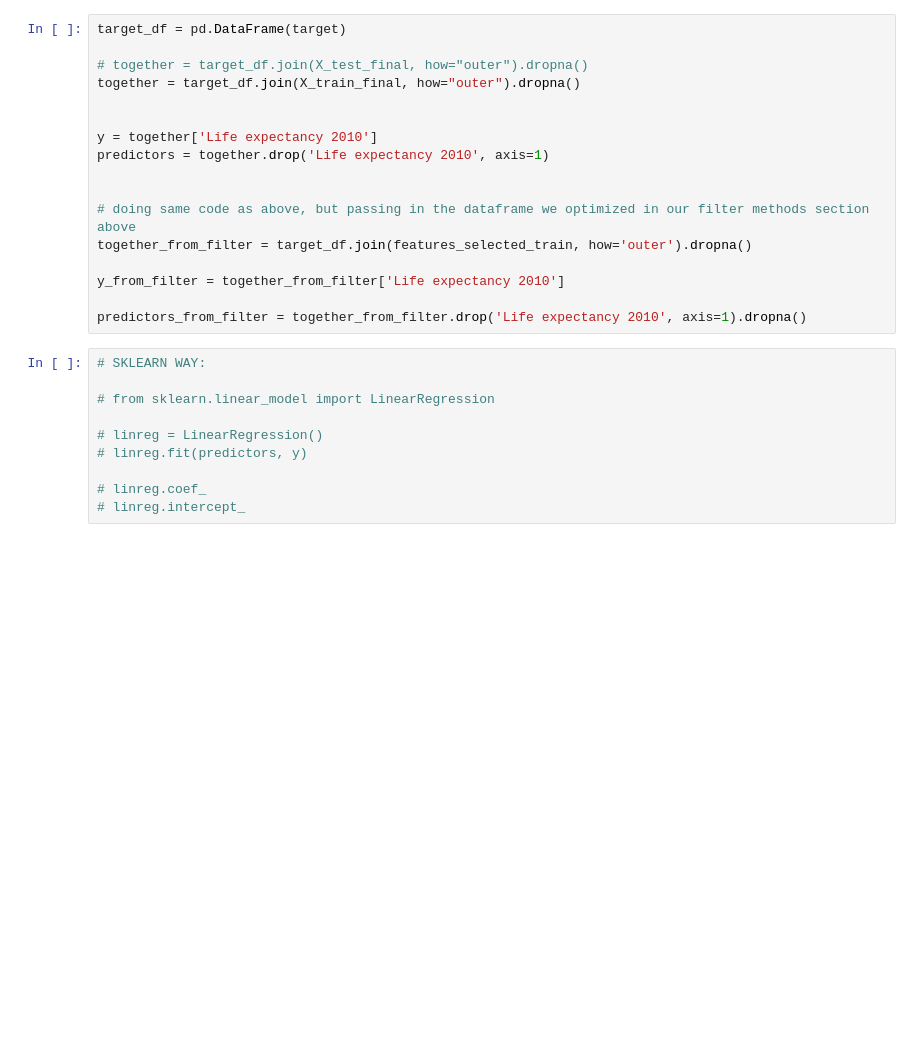
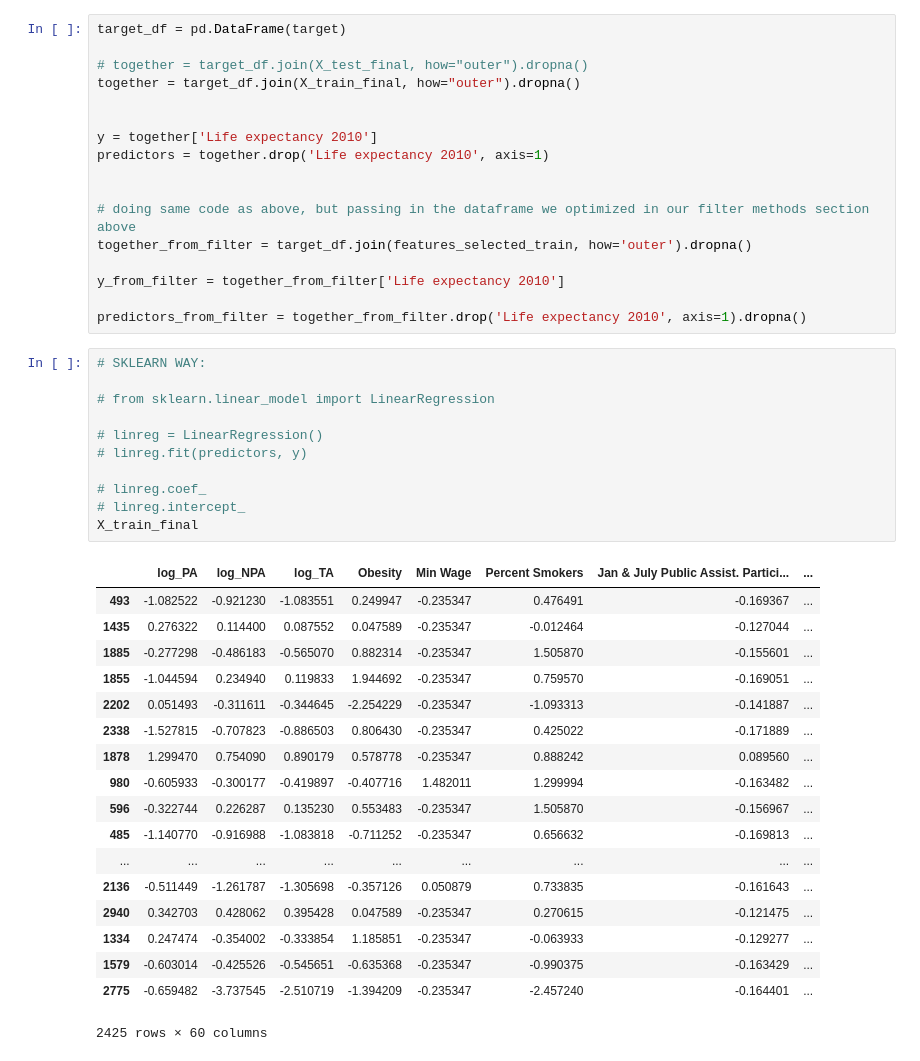
Before and after one commit to aulorbe/Life-Expectancy-In-The-US, a Jupyter notebook: feature_engineering.ipynb, the cells around one changed output. Cells and saved outputs as stored; diff of their text form; blank space fills up the shorter version.

```diff
--- a/feature_engineering.ipynb
+++ b/feature_engineering.ipynb
@@ -448,13 +483,33 @@ predictors_from_filter = together_from_filter.drop('Life expectancy 2010', axis=
 # %%
 # SKLEARN WAY:
 
 # from sklearn.linear_model import LinearRegression
 
 # linreg = LinearRegression()
 # linreg.fit(predictors, y)
 
 # linreg.coef_
 # linreg.intercept_
+X_train_final
+# %% [output]
+|  | log_PA | log_NPA | log_TA | Obesity | Min Wage | Percent Smokers | Jan & July Public Assist. Partici... | ... |
+| 493 | -1.082522 | -0.921230 | -1.083551 | 0.249947 | -0.235347 | 0.476491 | -0.169367 | ... |
+| 1435 | 0.276322 | 0.114400 | 0.087552 | 0.047589 | -0.235347 | -0.012464 | -0.127044 | ... |
+| 1885 | -0.277298 | -0.486183 | -0.565070 | 0.882314 | -0.235347 | 1.505870 | -0.155601 | ... |
+| 1855 | -1.044594 | 0.234940 | 0.119833 | 1.944692 | -0.235347 | 0.759570 | -0.169051 | ... |
+| 2202 | 0.051493 | -0.311611 | -0.344645 | -2.254229 | -0.235347 | -1.093313 | -0.141887 | ... |
+| 2338 | -1.527815 | -0.707823 | -0.886503 | 0.806430 | -0.235347 | 0.425022 | -0.171889 | ... |
+| 1878 | 1.299470 | 0.754090 | 0.890179 | 0.578778 | -0.235347 | 0.888242 | 0.089560 | ... |
+| 980 | -0.605933 | -0.300177 | -0.419897 | -0.407716 | 1.482011 | 1.299994 | -0.163482 | ... |
+| 596 | -0.322744 | 0.226287 | 0.135230 | 0.553483 | -0.235347 | 1.505870 | -0.156967 | ... |
+| 485 | -1.140770 | -0.916988 | -1.083818 | -0.711252 | -0.235347 | 0.656632 | -0.169813 | ... |
+| ... | ... | ... | ... | ... | ... | ... | ... | ... |
+| 2136 | -0.511449 | -1.261787 | -1.305698 | -0.357126 | 0.050879 | 0.733835 | -0.161643 | ... |
+| 2940 | 0.342703 | 0.428062 | 0.395428 | 0.047589 | -0.235347 | 0.270615 | -0.121475 | ... |
+| 1334 | 0.247474 | -0.354002 | -0.333854 | 1.185851 | -0.235347 | -0.063933 | -0.129277 | ... |
+| 1579 | -0.603014 | -0.425526 | -0.545651 | -0.635368 | -0.235347 | -0.990375 | -0.163429 | ... |
+| 2775 | -0.659482 | -3.737545 | -2.510719 | -1.394209 | -0.235347 | -2.457240 | -0.164401 | ... |
+2425 rows × 60 columns
 # %%
 # STATSMODELS WAY:
 
```
Also changed, not shown: parts of 16 cells of this notebook, 4 other files.
